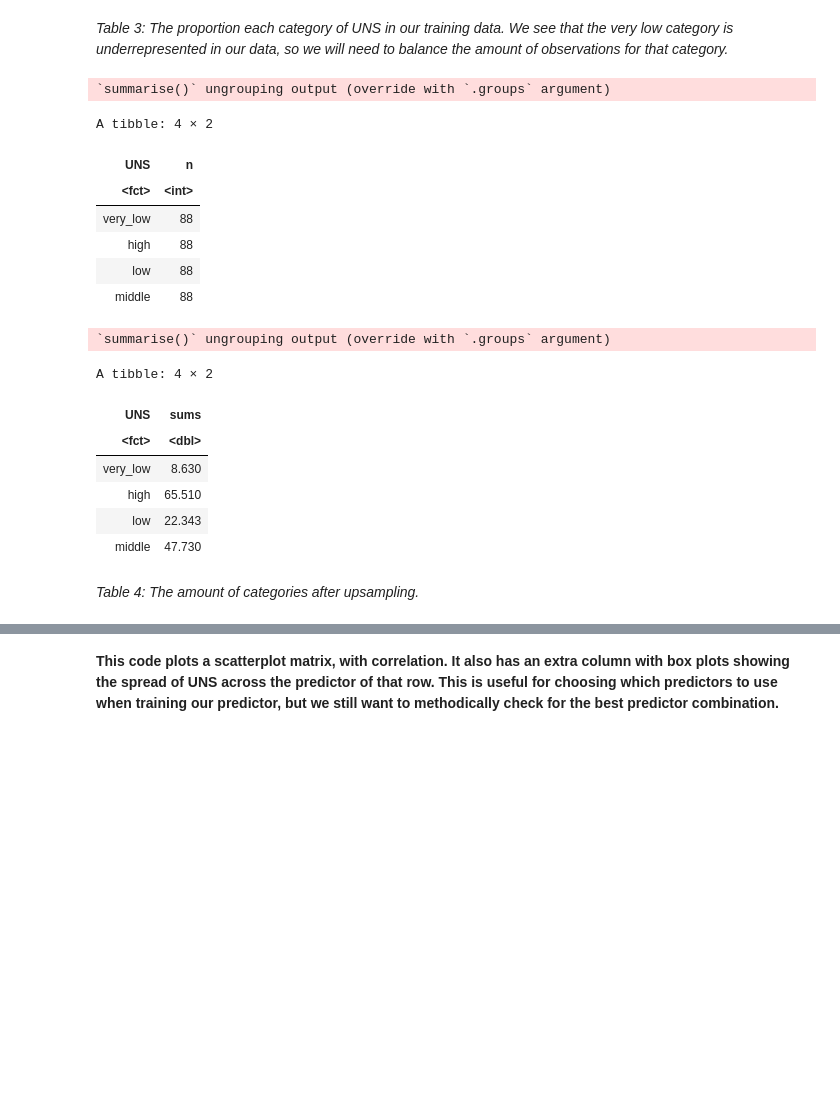
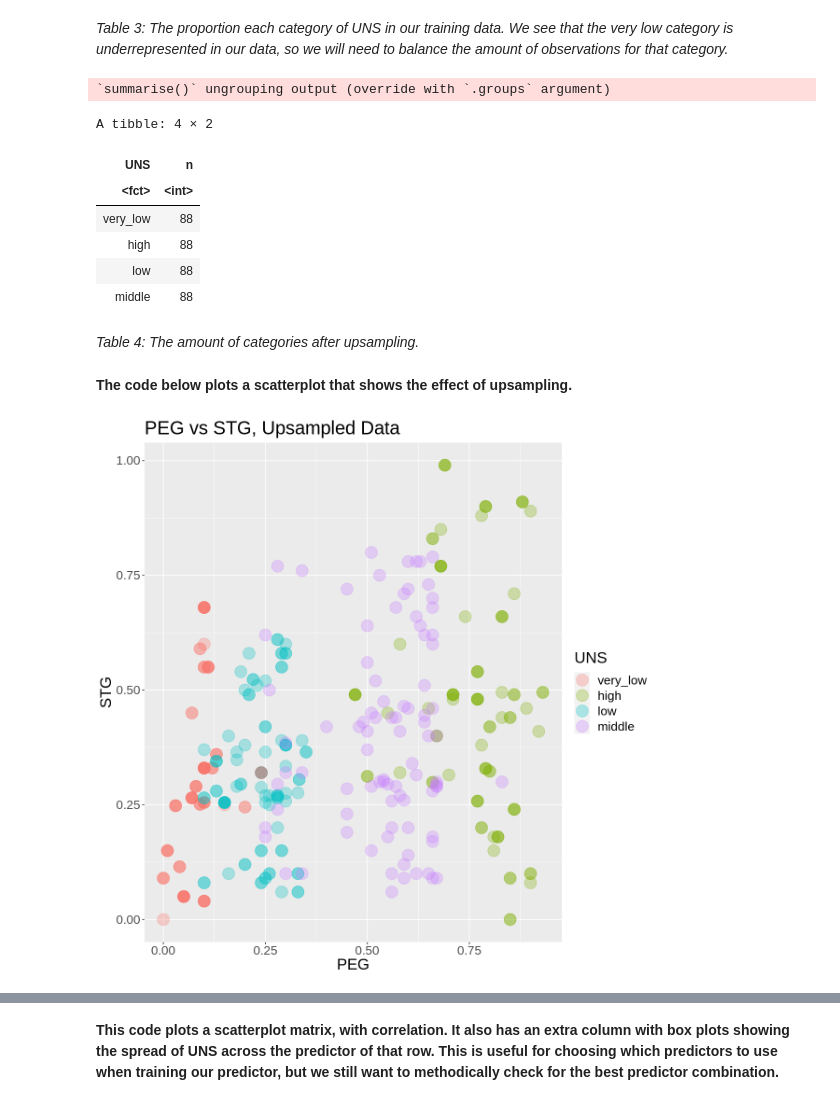
Before and after one commit to knices/user-knowledge-project, a Jupyter notebook: final report.ipynb, the cells around one changed output, grey strips where cells are left out. Drawn from its saved outputs; the diff is of its cells as text; code cells hidden in the pictures; blank space fills up the shorter version.

```diff
--- a/final report.ipynb
+++ b/final report.ipynb
@@ -135,23 +141,22 @@ A tibble: 4 × 3
 # %% [markdown]
 *Table 3: The proportion each category of UNS in our training data. We see that the very low category is underrepresented in our data, so we will need to balance the amount of observations for that category.*
 # %%
+set.seed(3333)
 
+# Upsample recipe
 upsample_recipe <- recipe(UNS ~ ., data = training_data) %>%
     step_upsample(UNS, over_ratio = 1, skip = FALSE) %>%
     prep()
 
+# Upsampling training data
 upsampled_training <- bake(upsample_recipe, training_data)
 
+# Counts UNS of upsampled data
 upsampled_summary <- upsampled_training %>%
     group_by(UNS) %>%
     summarise(n = n())
 
 upsampled_summary
-
-aa <- upsampled_training %>%
-    group_by(UNS) %>%
-    summarise(sums = sum(PEG))
-aa
 # %% [output]
 `summarise()` ungrouping output (override with `.groups` argument)
 A tibble: 4 × 2
@@ -161,13 +166,16 @@ A tibble: 4 × 2
 | high | 88 |
 | low | 88 |
 | middle | 88 |
-`summarise()` ungrouping output (override with `.groups` argument)
-A tibble: 4 × 2
-| UNS | sums |
-| <fct> | <dbl> |
-| very_low | 8.630 |
-| high | 65.510 |
-| low | 22.343 |
-| middle | 47.730 |
 # %% [markdown]
 *Table 4: The amount of categories after upsampling.*
+# %% [markdown]
+**The code below plots a scatterplot that shows the effect of upsampling.**
+# %%
+upsampled_plot <- ggplot(upsampled_training, (aes(x = PEG, y = STG, color = UNS))) +
+    geom_point(alpha = 0.3, size = 7) +
+    theme(text = element_text(size = 20)) +
+    ggtitle("PEG vs STG, Upsampled Data")
+
+upsampled_plot
+# %% [output]
+[figure, added]
```
Also changed, not shown: parts of 22 cells of this notebook.
